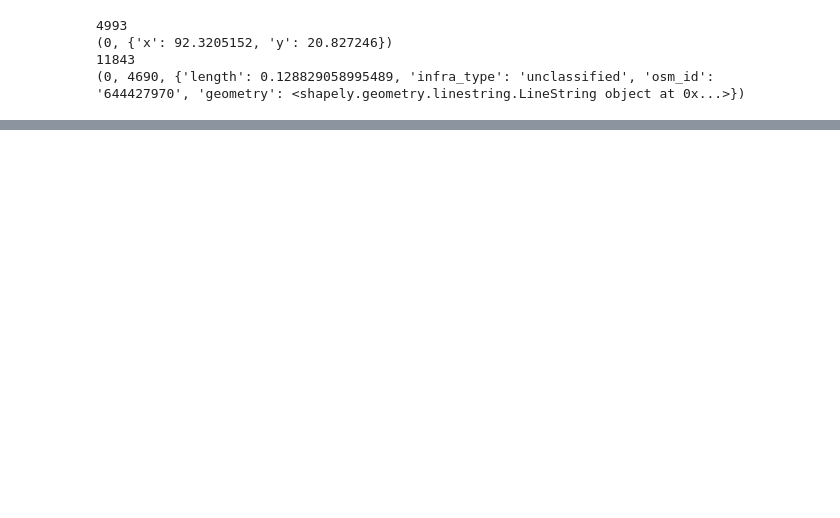
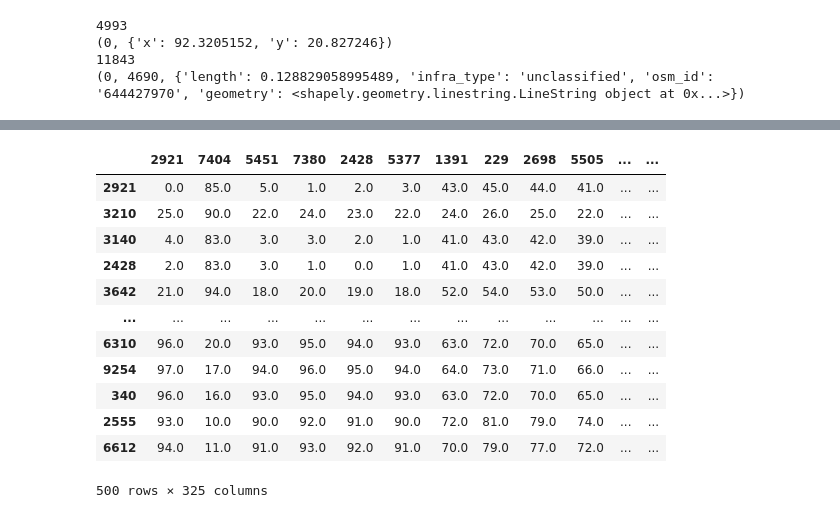
Before and after one commit to worldbank/GOST_PublicGoods, a Jupyter notebook: Implementations/RobertBanick_ShapefileTToG/GNET_ESAPV_BGD_D_B_Shapefile_to_G.ipynb, the cells around one changed output, grey strips where cells are left out. Saved outputs shown, nothing was run; the diff lists cells and outputs as text; code cells hidden in the pictures; blank space fills up the shorter version.

```diff
--- a/Implementations/RobertBanick_ShapefileTToG/GNET_ESAPV_BGD_D_B_Shapefile_to_G.ipynb
+++ b/Implementations/RobertBanick_ShapefileTToG/GNET_ESAPV_BGD_D_B_Shapefile_to_G.ipynb
@@ -88,9 +119,10 @@ print(edges[0])
 (0, 4690, {'length': 0.128829058995489, 'infra_type': 'unclassified', 'osm_id': '644427970', 'geometry': <shapely.geometry.linestring.LineString object at 0x...>})
 # %%
 # read in origins and destinations
-input_folder = r"C:\Work\Code\GOST_PublicGoods\Implementations\RobertBanick_ShapefileTToG\SampleData"
+#input_folder = r"C:\Work\Code\GOST_PublicGoods\Implementations\RobertBanick_ShapefileTToG\SampleData"
+input_folder = r"./input_data"
 origins_file = os.path.join(input_folder, 'hrsl_pts_admins.csv')
-destinations_file  = os.path.join(input_folder, 'education_cxb_lged.shp')
+destinations_file  = os.path.join(input_folder, 'education_cxb/education_cxb_lged.shp')
 
 inO = pd.read_csv(origins_file)
 inD = gpd.read_file(destinations_file)
@@ -101,8 +137,9 @@ inO_geom = [loads(x) for x in inO['geometry']]
 inO_geom = [Point(x[0].x, x[0].y) for x in inO_geom]
 
 inO = gpd.GeoDataFrame(inO.drop(['geometry'], axis=1), geometry = inO_geom, crs = {'init': 'epsg:4326'})
+
 # sample origins for testing
-inO = inO.loc[sample(list(inO.index), 1000)]
+# inO = inO.loc[sample(list(inO.index), 1000)]
 # %%
 print(inO.shape)
 print(inO.crs)
@@ -121,0 +155,2 @@ print(inD.crs)
+# %%
+destinations = gn.pandana_snap(G, inD)
@@ -129,0 +207,18 @@ od.shape
+# %%
+OD_df = pd.DataFrame(od, columns = dNodes, index = oNodes)
+# %%
+OD_df[:500]
+# %% [output]
+|  | 2921 | 7404 | 5451 | 7380 | 2428 | 5377 | 1391 | 229 | 2698 | 5505 | ... | ... |
+| 2921 | 0.0 | 85.0 | 5.0 | 1.0 | 2.0 | 3.0 | 43.0 | 45.0 | 44.0 | 41.0 | ... | ... |
+| 3210 | 25.0 | 90.0 | 22.0 | 24.0 | 23.0 | 22.0 | 24.0 | 26.0 | 25.0 | 22.0 | ... | ... |
+| 3140 | 4.0 | 83.0 | 3.0 | 3.0 | 2.0 | 1.0 | 41.0 | 43.0 | 42.0 | 39.0 | ... | ... |
+| 2428 | 2.0 | 83.0 | 3.0 | 1.0 | 0.0 | 1.0 | 41.0 | 43.0 | 42.0 | 39.0 | ... | ... |
+| 3642 | 21.0 | 94.0 | 18.0 | 20.0 | 19.0 | 18.0 | 52.0 | 54.0 | 53.0 | 50.0 | ... | ... |
+| ... | ... | ... | ... | ... | ... | ... | ... | ... | ... | ... | ... | ... |
+| 6310 | 96.0 | 20.0 | 93.0 | 95.0 | 94.0 | 93.0 | 63.0 | 72.0 | 70.0 | 65.0 | ... | ... |
+| 9254 | 97.0 | 17.0 | 94.0 | 96.0 | 95.0 | 94.0 | 64.0 | 73.0 | 71.0 | 66.0 | ... | ... |
+| 340 | 96.0 | 16.0 | 93.0 | 95.0 | 94.0 | 93.0 | 63.0 | 72.0 | 70.0 | 65.0 | ... | ... |
+| 2555 | 93.0 | 10.0 | 90.0 | 92.0 | 91.0 | 90.0 | 72.0 | 81.0 | 79.0 | 74.0 | ... | ... |
+| 6612 | 94.0 | 11.0 | 91.0 | 93.0 | 92.0 | 91.0 | 70.0 | 79.0 | 77.0 | 72.0 | ... | ... |
+500 rows × 325 columns
```
Also changed, not shown: parts of 20 cells of this notebook.
